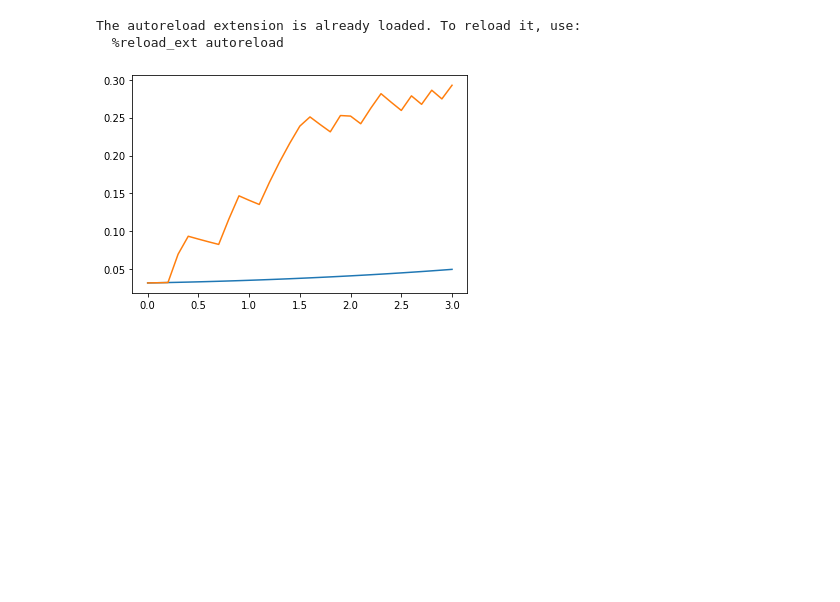
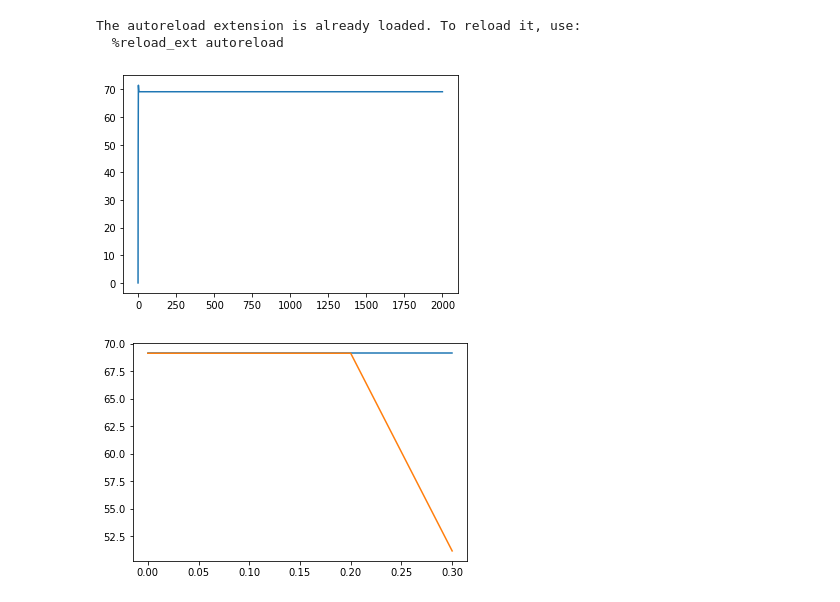
Before and after one commit to lenasal/neurolib_dev_optControl, a Jupyter notebook: Jacobian/jacobian.ipynb, the cells around one changed output. Cells and saved outputs as stored; diff of their text form; code cells hidden in the pictures; blank space fills up the shorter version.

```diff
--- a/Jacobian/jacobian.ipynb
+++ b/Jacobian/jacobian.ipynb
@@ -26,53 +27,74 @@ from neurolib.utils import adjoint as adj
 The autoreload extension is already loaded. To reload it, use:
   %reload_ext autoreload
 # %%
-model = FHNModel()
-model = HopfModel()
-model = WCModel()
+#model = FHNModel()
+#model = HopfModel()
+#model = WCModel()
+model = ALNModel()
 
-dur0 = 1000.
+N = model.params.N
+
+if model.name == 'aln':
+    model.params.de = 0.
+    model.params.di = 0.
+    model.params.a = 0.
+    model.params.b = 0.
+    model.params.IA_init = np.zeros((N,))
+    model.params.mue_ext_mean = 3.
+    model.params.mui_ext_mean = 1.
+    model.params.mue_ou = model.params.mue_ext_mean * np.ones((N,))
+    model.params.mui_ou = model.params.mui_ext_mean * np.ones((N,))
+
+dur0 = 2000.
 dt = model.params.dt
 T = int(dur0/dt)+1
+V = len(model.state_vars)
 model.params.duration = dur0
 model.run()
-init = jac.get_fullstate(model, model.state_vars, model.params.N, 2, T)[:,:,-1]
+init = adj.get_fullstate(model, model.state_vars, model.params.N, V, T)[:,:,-1]
+
+plt.plot(model.t, model.rates_exc[0,:])
+plt.show()
 
 input_vars = model.input_vars
-dur = 3.
+dur = 0.3
 T = np.around(1+dur/dt,0).astype(int)
 model.params.duration = dur
-jac.set_init(model, init, model.init_vars, model.state_vars)
+adj.set_init(model, init, model.init_vars, model.state_vars)
 model.run()
-start = jac.get_fullstate(model, model.state_vars, model.params.N, 2, T)
+
+
+start = adj.get_fullstate(model, model.state_vars, model.params.N, V, T)
 plt.plot(model.t, start[0,0,:])
-
-N = model.params.N
 
 u0 = np.zeros(( N,len(input_vars),T ))
 u_stim = np.zeros(( N,len(input_vars),T ))
 
 v_control = np.array( [None] * N )
 v_control[0] = [0]
 
 if model.name in ['wc']:
     maxcontrol = 50.
 else:
     maxcontrol = 5.
 
 for t in np.arange(2, T-1, 1):
     for n in range(N):
         for v in v_control[n]:
             u_stim[n,v,t] = random.uniform( - 0.9 * maxcontrol, 0.9 * maxcontrol )
 
+#u_stim[0,0,1] = 2.
+
 for iv in range(len(input_vars)):
     model.params[input_vars[iv]] = u_stim[:,iv,:]
 
-jac.set_init(model, init, model.init_vars, model.state_vars)
+adj.set_init(model, init, model.init_vars, model.state_vars)
 model.run()
-target = jac.get_fullstate(model, model.state_vars, model.params.N, 2, T)
+target = adj.get_fullstate(model, model.state_vars, model.params.N, V, T)[:,:1,:]
 plt.plot(model.t, target[0,0,:])
 plt.show()
 # %% [output]
-[figure, old version]
+[figure, new version]
+[figure, added]
 # %%
 w = 0.
```
Also changed, not shown: parts of 9 cells of this notebook, 11 other files.
